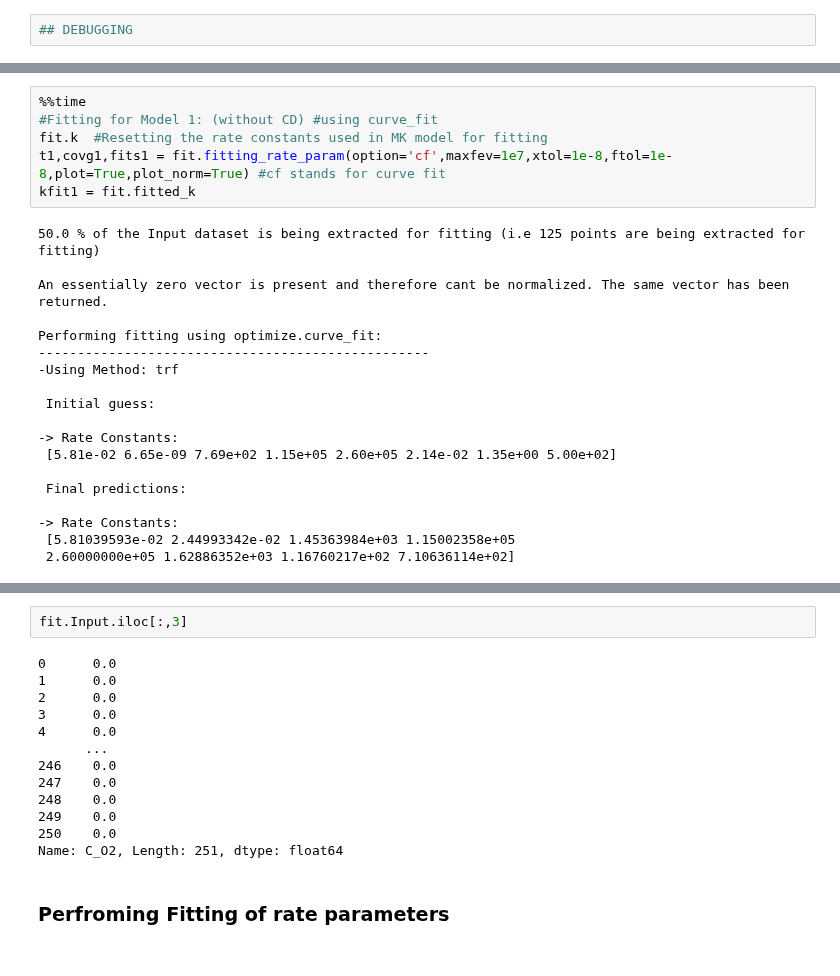
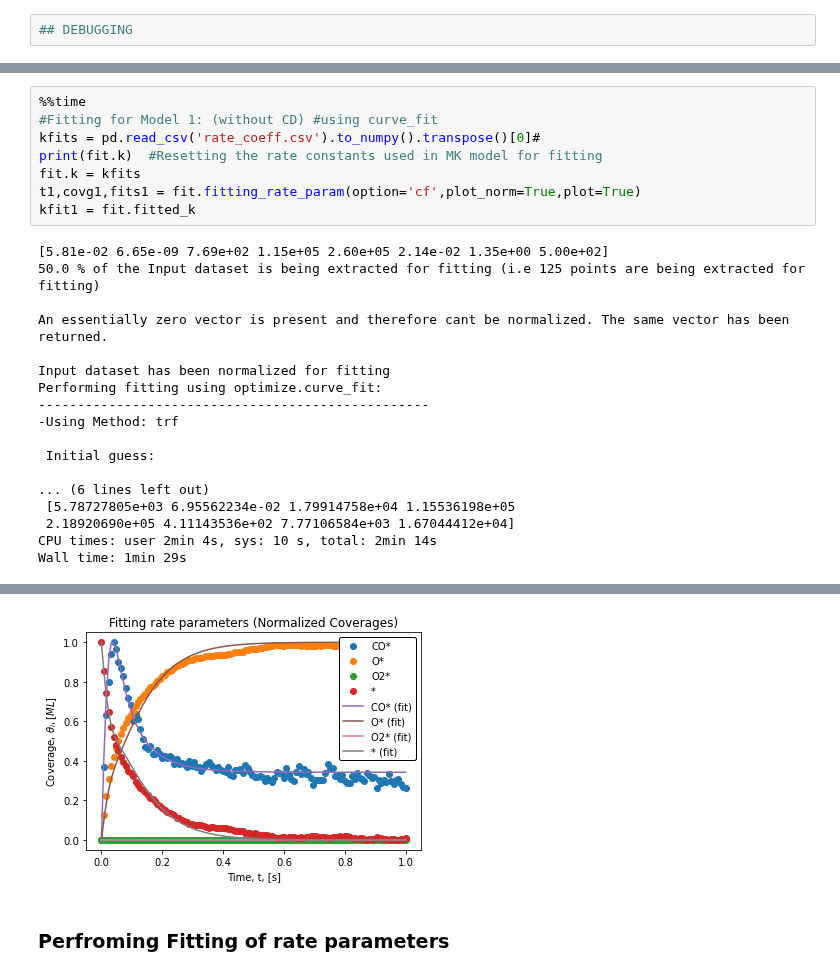
Before and after one commit to kkusima/MiKi, a Jupyter notebook: Development/OOP3/Fitting_KMC_Steady.ipynb, the cells around one changed output, grey strips where cells are left out. Saved outputs shown, nothing was run; the diff lists cells and outputs as text.

Commit message:
OOP3 Fitting back to normal

```diff
--- a/Development/OOP3/Fitting_KMC_Steady.ipynb
+++ b/Development/OOP3/Fitting_KMC_Steady.ipynb
@@ -134,25 +134,26 @@ Wall time: 24.3 ms
 # %%
 %%time
 #Fitting for Model 1: (without CD) #using curve_fit
-fit.k  #Resetting the rate constants used in MK model for fitting
-t1,covg1,fits1 = fit.fitting_rate_param(option='cf',maxfev=1e7,xtol=1e-8,ftol=1e-8,plot=True,plot_norm=True) #cf stands for curve fit
+kfits = pd.read_csv('rate_coeff.csv').to_numpy().transpose()[0]#
+print(fit.k)  #Resetting the rate constants used in MK model for fitting
+fit.k = kfits
+t1,covg1,fits1 = fit.fitting_rate_param(option='cf',plot_norm=True,plot=True)
 kfit1 = fit.fitted_k
 # %% [output]
+[5.81e-02 6.65e-09 7.69e+02 1.15e+05 2.60e+05 2.14e-02 1.35e+00 5.00e+02]
 50.0 % of the Input dataset is being extracted for fitting (i.e 125 points are being extracted for fitting)
 
 An essentially zero vector is present and therefore cant be normalized. The same vector has been returned.
 
+Input dataset has been normalized for fitting
 Performing fitting using optimize.curve_fit:
 --------------------------------------------------
 -Using Method: trf
 
  Initial guess:
 
--> Rate Constants:
- [5.81e-02 6.65e-09 7.69e+02 1.15e+05 2.60e+05 2.14e-02 1.35e+00 5.00e+02]
-
- Final predictions:
-
--> Rate Constants:
- [5.81039593e-02 2.44993342e-02 1.45363984e+03 1.15002358e+05
- 2.60000000e+05 1.62886352e+03 1.16760217e+02 7.10636114e+02]
+... (6 lines left out)
+ [5.78727805e+03 6.95562234e-02 1.79914758e+04 1.15536198e+05
+ 2.18920690e+05 4.11143536e+02 7.77106584e+03 1.67044412e+04]
+CPU times: user 2min 4s, sys: 10 s, total: 2min 14s
+Wall time: 1min 29s
@@ -165,18 +160,4 @@ Wall time: 13.4 s
+[figure, added]
-# %%
-fit.Input.iloc[:,3]
-# %% [output]
-0      0.0
-1      0.0
-2      0.0
-3      0.0
-4      0.0
-      ...
-246    0.0
-247    0.0
-248    0.0
-249    0.0
-250    0.0
-Name: C_O2, Length: 251, dtype: float64
 # %% [markdown]
 ### Perfroming Fitting of rate parameters
 # %%
```
Also changed, not shown: parts of 5 cells of this notebook, 13 other files.
